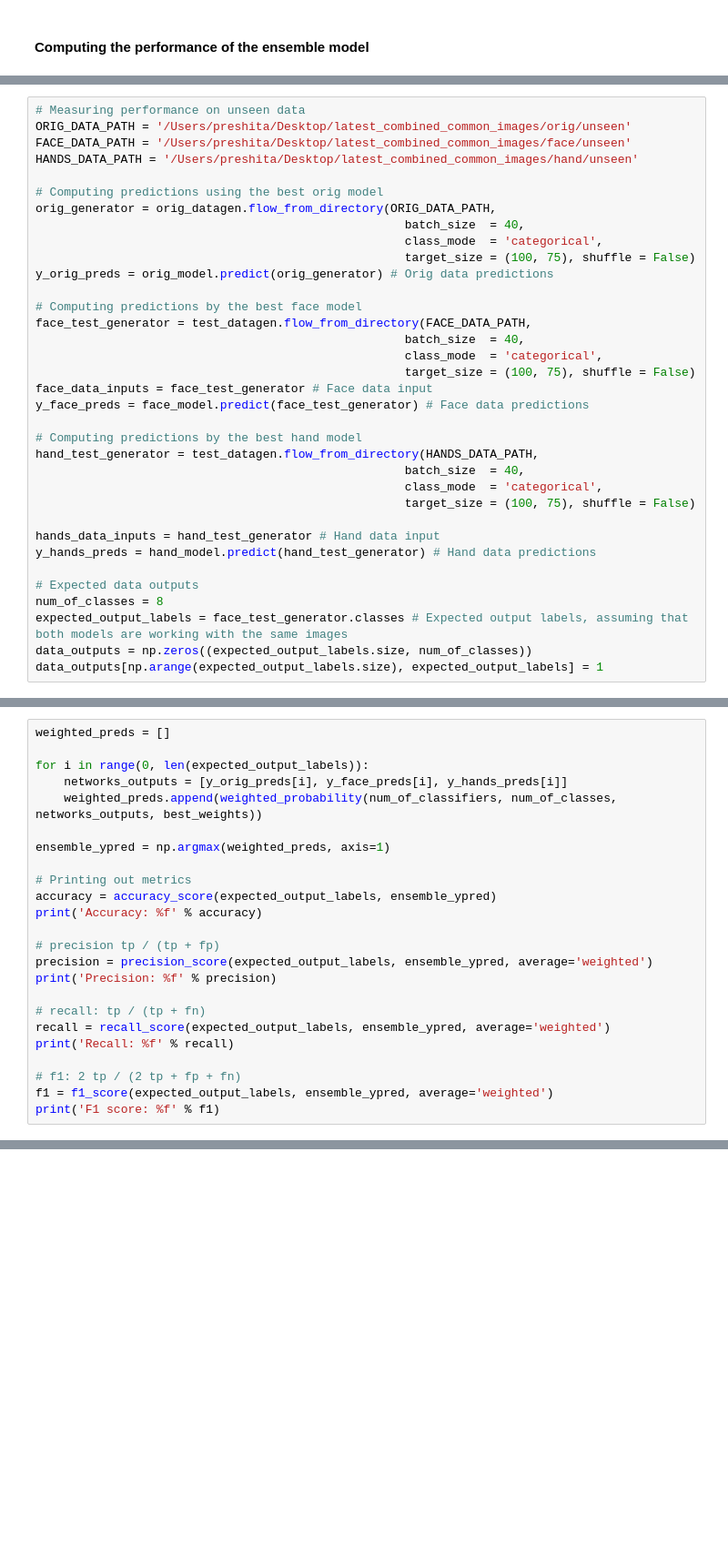
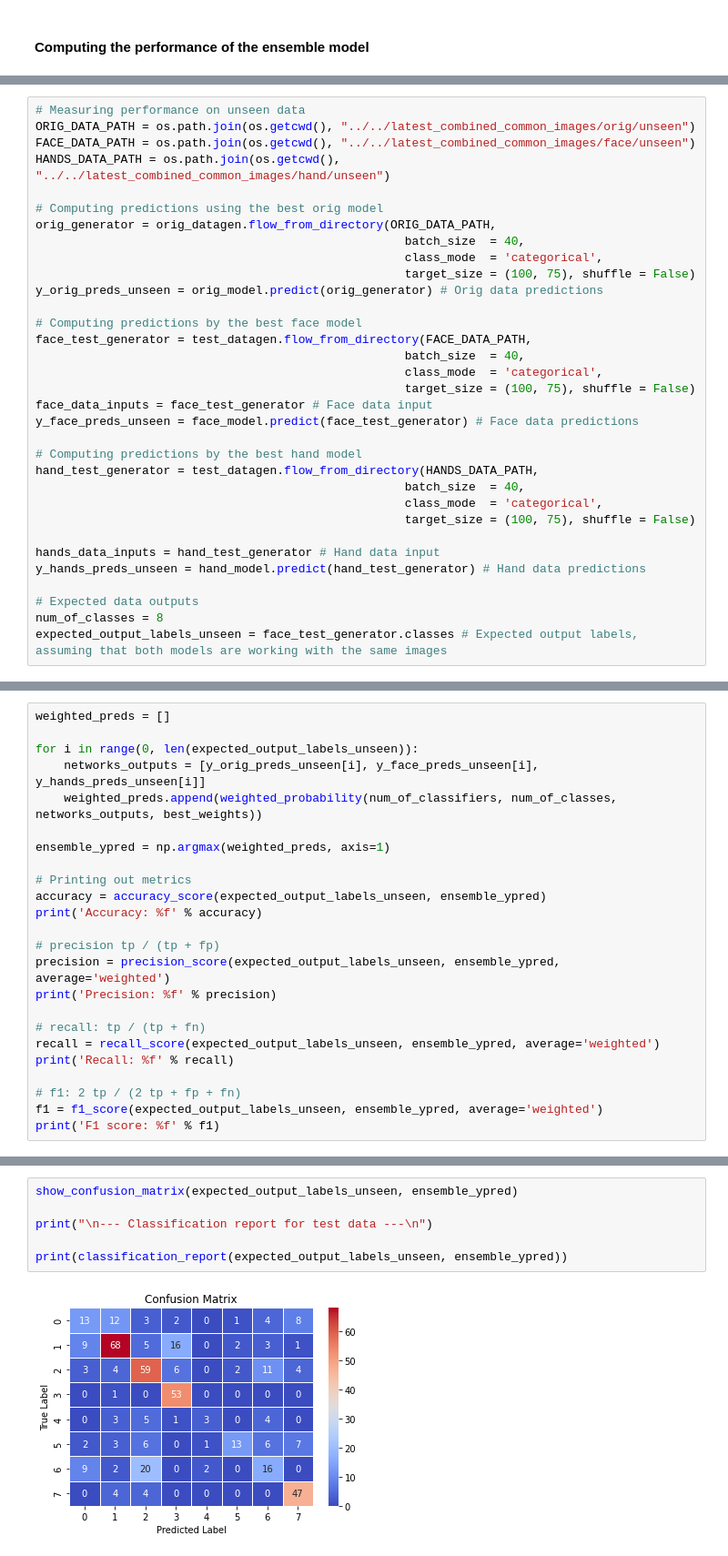
Before and after one commit to wamikamalik/CS3244-Group-8-Project-2, a Jupyter notebook: Final/notebooks/ensemble_classifiers.ipynb, the cells around one changed output, grey strips where cells are left out. Shown at 91% size. Drawn from its saved outputs; the diff is of its cells as text; blank space fills up the shorter version.

```diff
--- a/Final/notebooks/ensemble_classifiers.ipynb
+++ b/Final/notebooks/ensemble_classifiers.ipynb
@@ -432,15 +540,15 @@ The fitness score of this combination is: 0.05857737163726265
 # %%
 # Measuring performance on unseen data
-ORIG_DATA_PATH = '/Users/preshita/Desktop/latest_combined_common_images/orig/unseen'
-FACE_DATA_PATH = '/Users/preshita/Desktop/latest_combined_common_images/face/unseen'
-HANDS_DATA_PATH = '/Users/preshita/Desktop/latest_combined_common_images/hand/unseen'
+ORIG_DATA_PATH = os.path.join(os.getcwd(), "../../latest_combined_common_images/orig/unseen")
+FACE_DATA_PATH = os.path.join(os.getcwd(), "../../latest_combined_common_images/face/unseen")
+HANDS_DATA_PATH = os.path.join(os.getcwd(), "../../latest_combined_common_images/hand/unseen")
 
 # Computing predictions using the best orig model
 orig_generator = orig_datagen.flow_from_directory(ORIG_DATA_PATH,
                                                     batch_size  = 40,
                                                     class_mode  = 'categorical',
                                                     target_size = (100, 75), shuffle = False)
-y_orig_preds = orig_model.predict(orig_generator) # Orig data predictions
+y_orig_preds_unseen = orig_model.predict(orig_generator) # Orig data predictions
 
 # Computing predictions by the best face model
 face_test_generator = test_datagen.flow_from_directory(FACE_DATA_PATH,
@@ -448,7 +556,7 @@ face_test_generator = test_datagen.flow_from_directory(FACE_DATA_PATH,
                                                     class_mode  = 'categorical',
                                                     target_size = (100, 75), shuffle = False)
 face_data_inputs = face_test_generator # Face data input
-y_face_preds = face_model.predict(face_test_generator) # Face data predictions
+y_face_preds_unseen = face_model.predict(face_test_generator) # Face data predictions
 
 # Computing predictions by the best hand model
 hand_test_generator = test_datagen.flow_from_directory(HANDS_DATA_PATH,
@@ -457,12 +565,10 @@ hand_test_generator = test_datagen.flow_from_directory(HANDS_DATA_PATH,
                                                     target_size = (100, 75), shuffle = False)
 
 hands_data_inputs = hand_test_generator # Hand data input
-y_hands_preds = hand_model.predict(hand_test_generator) # Hand data predictions
+y_hands_preds_unseen = hand_model.predict(hand_test_generator) # Hand data predictions
 
 # Expected data outputs
 num_of_classes = 8
-expected_output_labels = face_test_generator.classes # Expected output labels, assuming that both models are working with the same images
-data_outputs = np.zeros((expected_output_labels.size, num_of_classes))
-data_outputs[np.arange(expected_output_labels.size), expected_output_labels] = 1
+expected_output_labels_unseen = face_test_generator.classes # Expected output labels, assuming that both models are working with the same images
 # %% [output]
 Found 448 images belonging to 8 classes.
@@ -516,25 +580,25 @@ Found 2614 images belonging to 8 classes.
 # %%
 weighted_preds = []
 
-for i in range(0, len(expected_output_labels)):
-    networks_outputs = [y_orig_preds[i], y_face_preds[i], y_hands_preds[i]]
+for i in range(0, len(expected_output_labels_unseen)):
+    networks_outputs = [y_orig_preds_unseen[i], y_face_preds_unseen[i], y_hands_preds_unseen[i]]
     weighted_preds.append(weighted_probability(num_of_classifiers, num_of_classes, networks_outputs, best_weights))
 
 ensemble_ypred = np.argmax(weighted_preds, axis=1)
 
 # Printing out metrics
-accuracy = accuracy_score(expected_output_labels, ensemble_ypred)
+accuracy = accuracy_score(expected_output_labels_unseen, ensemble_ypred)
 print('Accuracy: %f' % accuracy)
 
 # precision tp / (tp + fp)
-precision = precision_score(expected_output_labels, ensemble_ypred, average='weighted')
+precision = precision_score(expected_output_labels_unseen, ensemble_ypred, average='weighted')
 print('Precision: %f' % precision)
 
 # recall: tp / (tp + fn)
-recall = recall_score(expected_output_labels, ensemble_ypred, average='weighted')
+recall = recall_score(expected_output_labels_unseen, ensemble_ypred, average='weighted')
 print('Recall: %f' % recall)
 
 # f1: 2 tp / (2 tp + fp + fn)
-f1 = f1_score(expected_output_labels, ensemble_ypred, average='weighted')
+f1 = f1_score(expected_output_labels_unseen, ensemble_ypred, average='weighted')
 print('F1 score: %f' % f1)
 # %% [output]
@@ -544,0 +609,8 @@ F1 score: 0.831533
+# %%
+show_confusion_matrix(expected_output_labels_unseen, ensemble_ypred)
+
+print("\n--- Classification report for test data ---\n")
+
+print(classification_report(expected_output_labels_unseen, ensemble_ypred))
+# %% [output]
+[figure, added]
```
Also changed, not shown: parts of 22 cells of this notebook, 1 other file.
